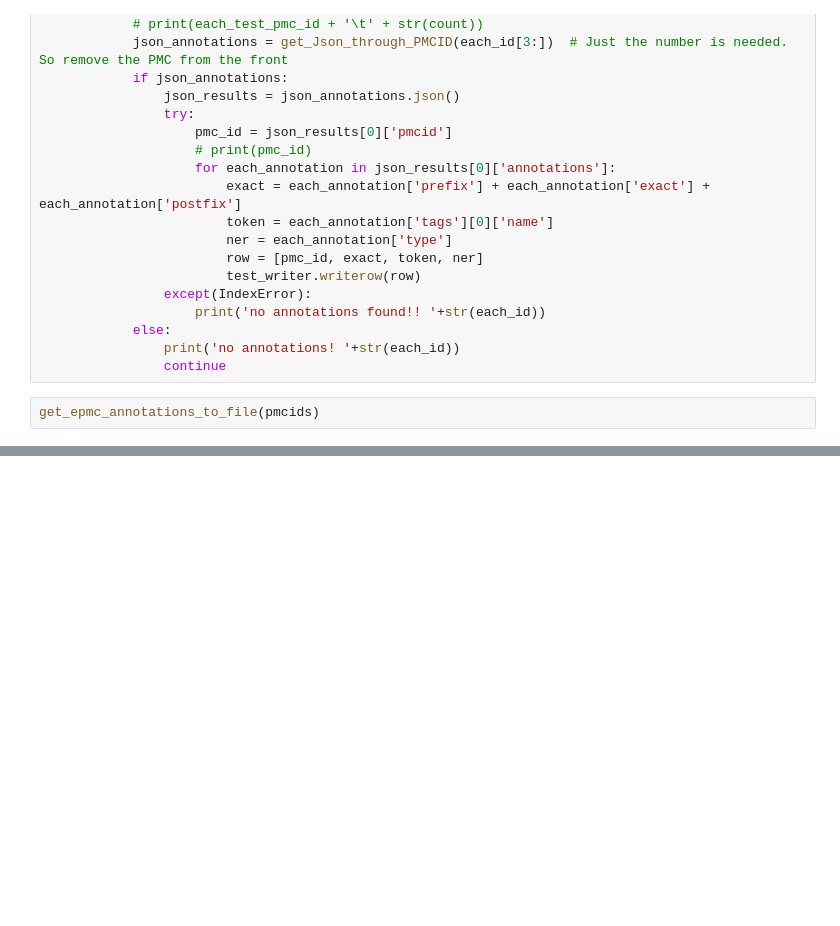
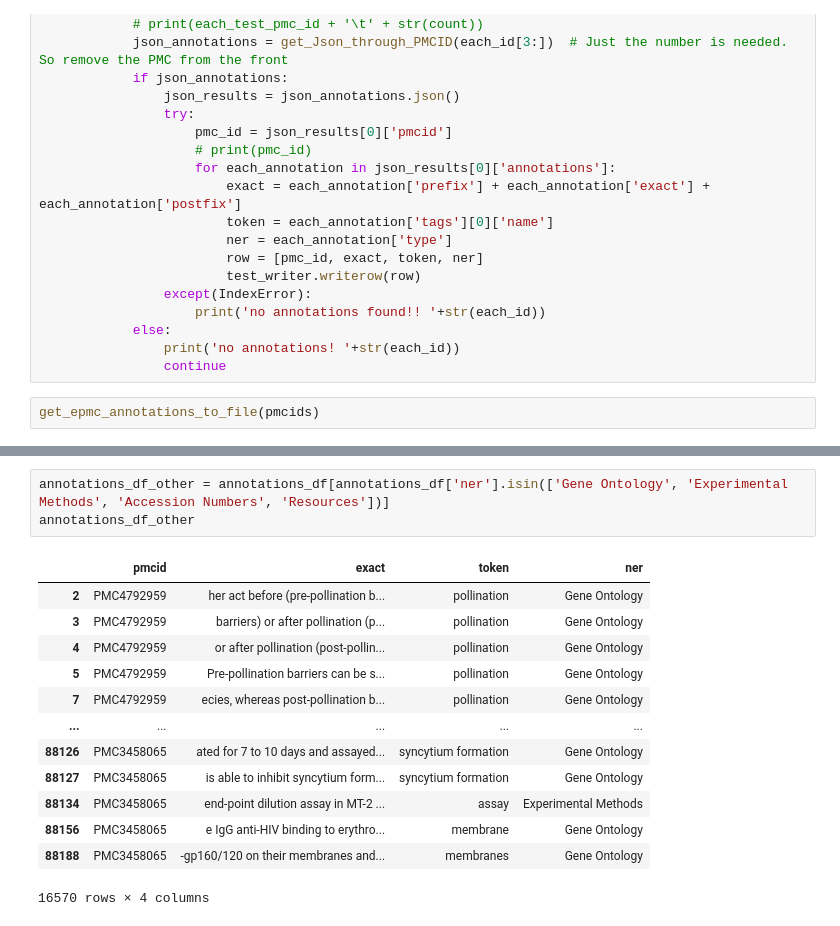
Before and after one commit to ML4LitS/article_classifier, a Jupyter notebook: notebooks/Gold_dataset_accession_number_extraction.ipynb, the cells around one changed output, grey strips where cells are left out. Cells and saved outputs as stored; diff of their text form; blank space fills up the shorter version.

```diff
--- a/notebooks/Gold_dataset_accession_number_extraction.ipynb
+++ b/notebooks/Gold_dataset_accession_number_extraction.ipynb
@@ -156,0 +103,17 @@ def convert_partial_sentences_to_full(path_to_csv_annotationAPI_sentences, path_
+# %%
+annotations_df_other = annotations_df[annotations_df['ner'].isin(['Gene Ontology', 'Experimental Methods', 'Accession Numbers', 'Resources'])]
+annotations_df_other
+# %% [output]
+|  | pmcid | exact | token | ner |
+| 2 | PMC4792959 | her act before (pre-pollination b... | pollination | Gene Ontology |
+| 3 | PMC4792959 | barriers) or after pollination (p... | pollination | Gene Ontology |
+| 4 | PMC4792959 | or after pollination (post-pollin... | pollination | Gene Ontology |
+| 5 | PMC4792959 | Pre-pollination barriers can be s... | pollination | Gene Ontology |
+| 7 | PMC4792959 | ecies, whereas post-pollination b... | pollination | Gene Ontology |
+| ... | ... | ... | ... | ... |
+| 88126 | PMC3458065 | ated for 7 to 10 days and assayed... | syncytium formation | Gene Ontology |
+| 88127 | PMC3458065 | is able to inhibit syncytium form... | syncytium formation | Gene Ontology |
+| 88134 | PMC3458065 | end-point dilution assay in MT-2 ... | assay | Experimental Methods |
+| 88156 | PMC3458065 | e IgG anti-HIV binding to erythro... | membrane | Gene Ontology |
+| 88188 | PMC3458065 | -gp160/120 on their membranes and... | membranes | Gene Ontology |
+16570 rows × 4 columns
```
Also changed, not shown: parts of 23 cells of this notebook, 2 other files.
